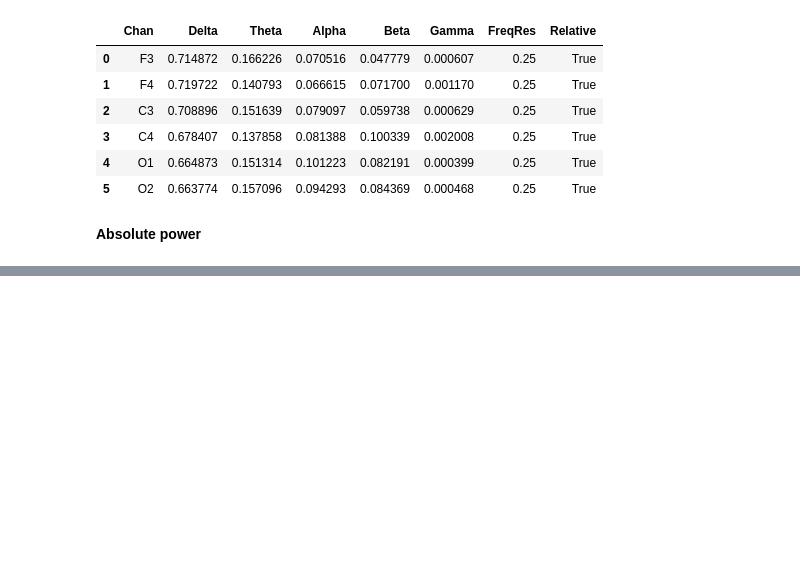
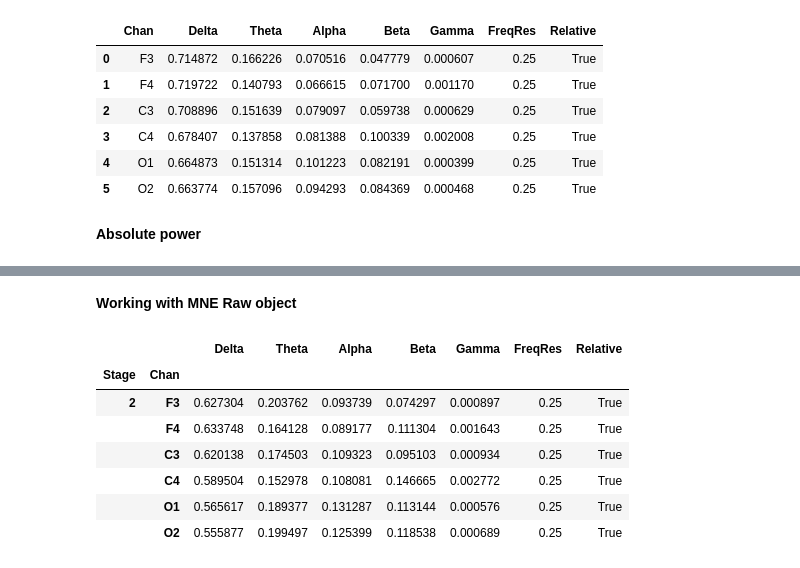
Before and after one commit to raphaelvallat/yasa, a Jupyter notebook: notebooks/10_bandpower.ipynb, the cells around one changed output, grey strips where cells are left out. Cells and saved outputs as stored; diff of their text form; code cells hidden in the pictures; blank space fills up the shorter version.

```diff
--- a/notebooks/10_bandpower.ipynb
+++ b/notebooks/10_bandpower.ipynb
@@ -194,0 +249,15 @@ bp.bands_
+# %% [markdown]
+**Working with MNE Raw object**
+# %%
+# We do not  need to specify the `sf` or `ch_names` since these are
+# directly extracted from the MNE Raw structure
+yasa.bandpower(raw, hypno=hypno_up, include=(2))
+# %% [output]
+|  |  | Delta | Theta | Alpha | Beta | Gamma | FreqRes | Relative |
+| Stage | Chan |  |  |  |  |  |  |  |
+| 2 | F3 | 0.627304 | 0.203762 | 0.093739 | 0.074297 | 0.000897 | 0.25 | True |
+|  | F4 | 0.633748 | 0.164128 | 0.089177 | 0.111304 | 0.001643 | 0.25 | True |
+|  | C3 | 0.620138 | 0.174503 | 0.109323 | 0.095103 | 0.000934 | 0.25 | True |
+|  | C4 | 0.589504 | 0.152978 | 0.108081 | 0.146665 | 0.002772 | 0.25 | True |
+|  | O1 | 0.565617 | 0.189377 | 0.131287 | 0.113144 | 0.000576 | 0.25 | True |
+|  | O2 | 0.555877 | 0.199497 | 0.125399 | 0.118538 | 0.000689 | 0.25 | True |
```
Also changed, not shown: parts of 8 cells of this notebook, 11 other files.
